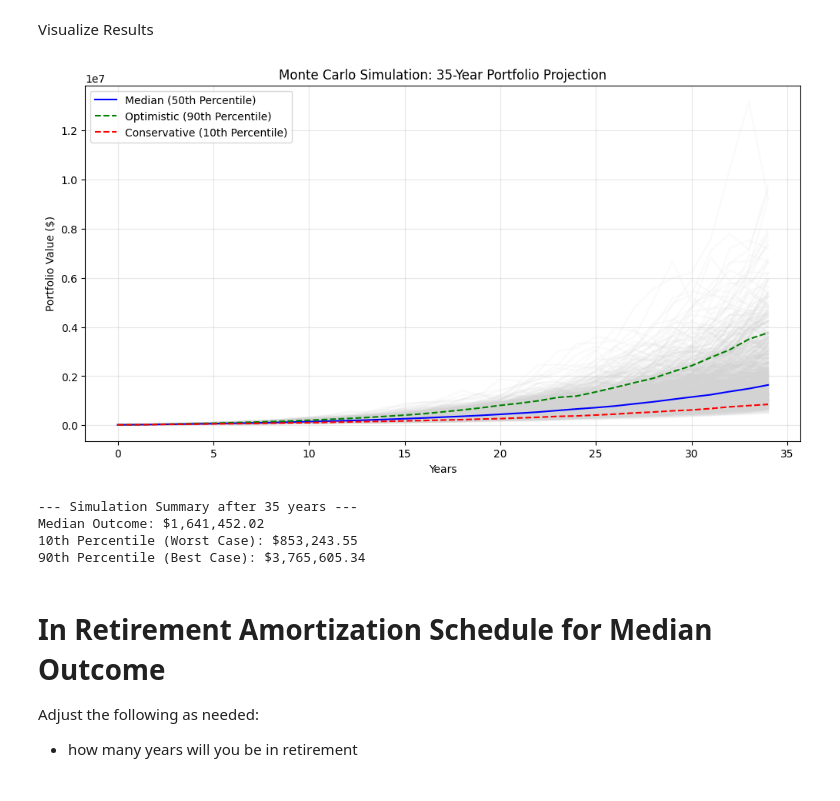
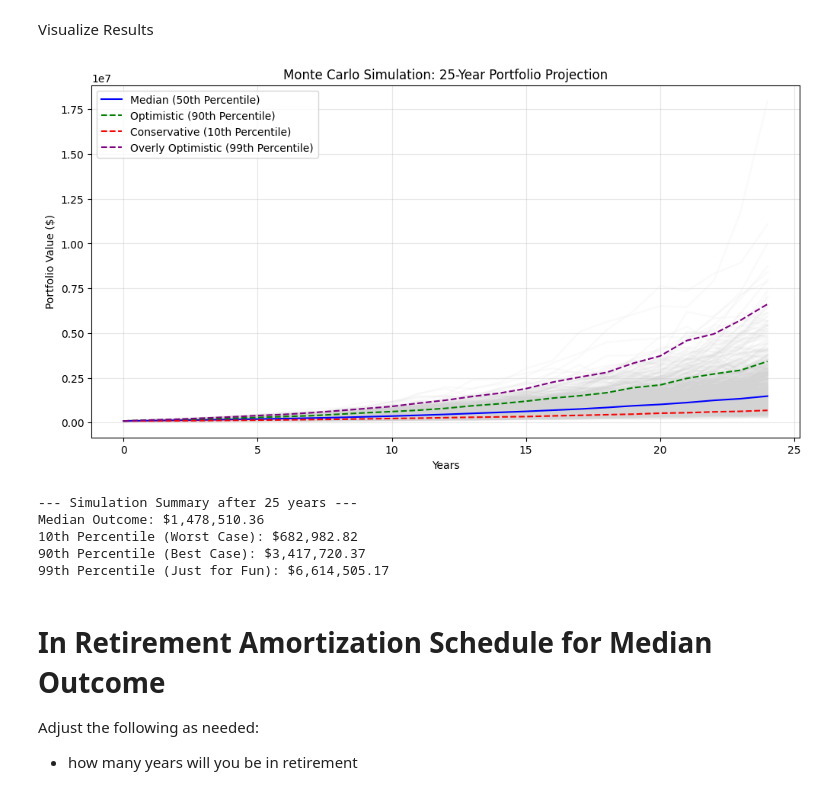
Before and after one commit to securemindorg/Educational-Examples, a Jupyter notebook: Monte_Carlo_Analysis.ipynb, the cells around one changed output. Saved outputs shown, nothing was run; the diff lists cells and outputs as text; code cells hidden in the pictures.

```diff
--- a/Monte_Carlo_Analysis.ipynb
+++ b/Monte_Carlo_Analysis.ipynb
@@ -10,18 +10,19 @@ import matplotlib.pyplot as plt
 Change the following the match your situation
 # %%
 NUM_SIMULATIONS = 1000  # Number of potential futures to run
-YEARS = 35              # Investment horizon (Years until you plan on retiring) (Retirement Age minus current age)
-ANNUAL_CONTRIBUTION = 6500 # this is only for retirement accounts, I'll need to update the code to account for CD and HYSA contribs,
+YEARS = 25              # Investment horizon (Years until you plan on retiring) (Retirement Age minus current age)
+ANNUAL_CONTRIBUTION = 10000 # this is only for retirement accounts, I'll need to update the code to account for CD and HYSA contribs,
 # there will be some variability here because this assumes lump sum once a year contrib, not monthly
 
 # Starting balances for each account type, this does not include 529's since that money typically is assumed to be spent
 accounts = {
     #fixed investments
-    "High Yield Savings": 8500,
-    "CD (5-Year)": 5000,
+    "High Yield Savings": 10000,
+    "CD (5-Year)": 0,
     #variable investments
     "403b": 0,
-    "401k": 6500,
+    "401a": 80000,
+    "401k": 0,
     "IRA": 0,
     "Roth IRA": 0,
     "SEP IRA": 0,
@@ -29,11 +30,11 @@ accounts = {
 }
 
 # Define Interest/Growth Rates
-HYSA_RATE = 0.045     # 4.5% fixed annual interest for HYSA
+HYSA_RATE = 0.0381     # 4.5% fixed annual interest for HYSA
 CD_RATE = 0.052       # 5.2% fixed annual interest for CD
 
 # Market Assumptions (Applied only to market-invested accounts)
-MARKET_EXPECTED_RETURN = 0.10  # 10% average annual return
+MARKET_EXPECTED_RETURN = 0.105  # 10% average annual return
 MARKET_VOLATILITY = 0.18       # 18% standard deviation
 
 # Split Starting Balances
@@ -78,29 +79,32 @@ Visualize Results
 # %%
 plt.figure(figsize=(12, 6))
 plt.plot(results, color='lightgray', alpha=0.1) # Plot individual paths
 plt.plot(np.percentile(results, 50, axis=1), color='blue', label='Median (50th Percentile)')
 plt.plot(np.percentile(results, 90, axis=1), color='green', linestyle='--', label='Optimistic (90th Percentile)')
 plt.plot(np.percentile(results, 10, axis=1), color='red', linestyle='--', label='Conservative (10th Percentile)')
+plt.plot(np.percentile(results, 99, axis=1), color='purple', linestyle='--', label='Overly Optimistic (99th Percentile)')
 
 plt.title(f"Monte Carlo Simulation: {YEARS}-Year Portfolio Projection")
 plt.xlabel("Years")
 plt.ylabel("Portfolio Value ($)")
 plt.legend()
 plt.grid(True, alpha=0.3)
 plt.show()
 
 # Print Summary Statistics
 final_balances = results[-1, :]
 print(f"--- Simulation Summary after {YEARS} years ---")
 print(f"Median Outcome: ${np.median(final_balances):,.2f}")
 print(f"10th Percentile (Worst Case): ${np.percentile(final_balances, 10):,.2f}")
 print(f"90th Percentile (Best Case): ${np.percentile(final_balances, 90):,.2f}")
+print(f"99th Percentile (Just for Fun): ${np.percentile(final_balances, 99):,.2f}")
 # %% [output]
-[figure, old version]
+[figure, new version]
---- Simulation Summary after 35 years ---
-Median Outcome: $1,641,452.02
-10th Percentile (Worst Case): $853,243.55
-90th Percentile (Best Case): $3,765,605.34
+--- Simulation Summary after 25 years ---
+Median Outcome: $1,478,510.36
+10th Percentile (Worst Case): $682,982.82
+90th Percentile (Best Case): $3,417,720.37
+99th Percentile (Just for Fun): $6,614,505.17
 # %% [markdown]
 # In Retirement Amortization Schedule for Median Outcome
 
```
Also changed, not shown: parts of 1 cell of this notebook.
